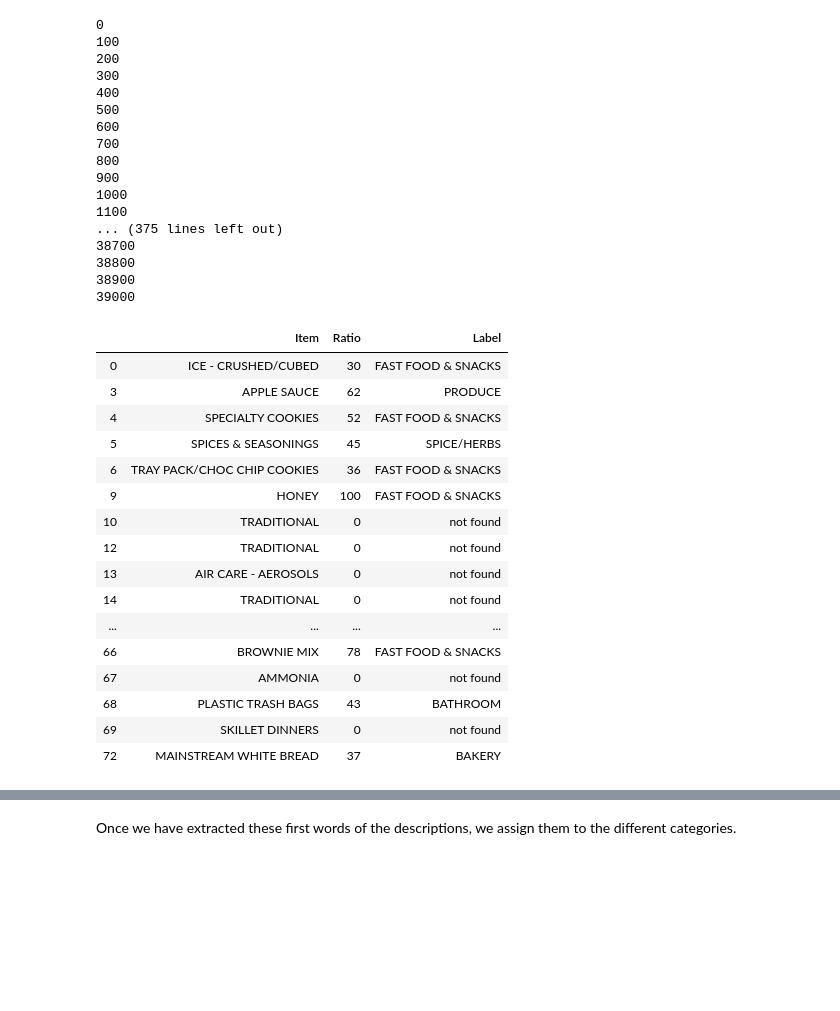
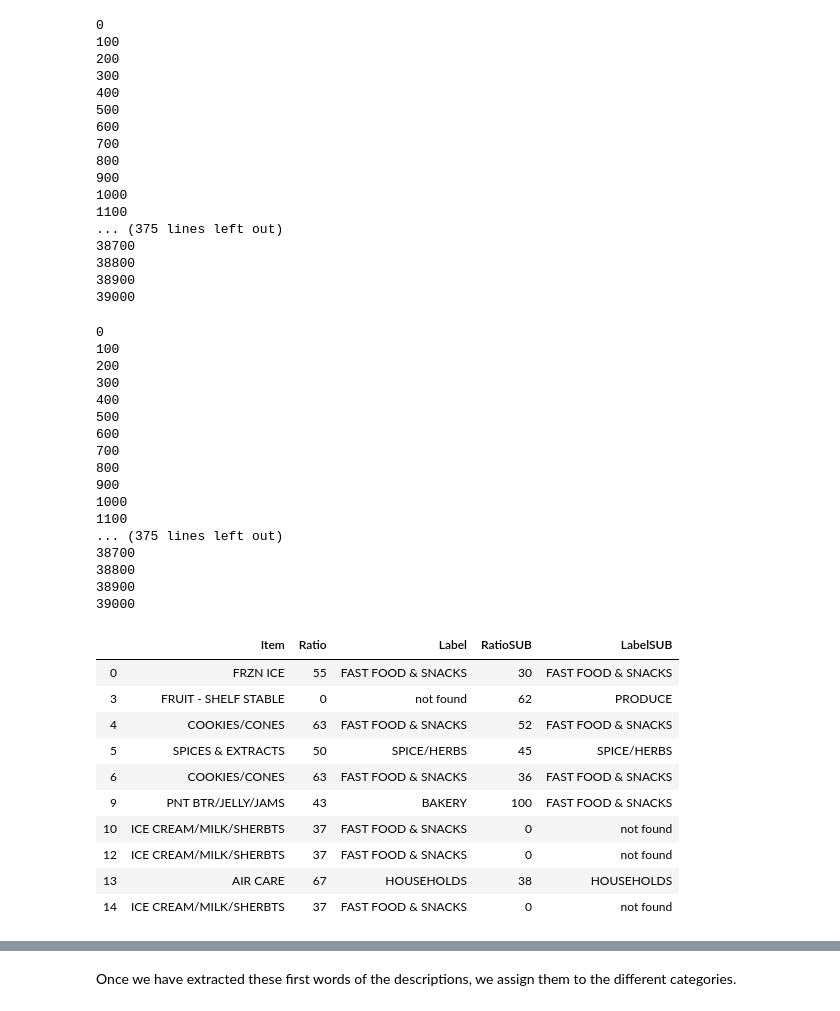
Before and after one commit to marvande/epfl-ada-2019-data-analysis, a Jupyter notebook: code/Products.ipynb, the cells around one changed output, grey strips where cells are left out. Cells and saved outputs as stored; diff of their text form; code cells hidden in the pictures; blank space fills up the shorter version.

```diff
--- a/code/Products.ipynb
+++ b/code/Products.ipynb
@@ -184,25 +187,41 @@ Labelled = LabelizeProduct(Grocery, Grocery.SUB_COMMODITY_DESC, 0)
 38800
 38900
 39000
+# %%
+Labelled = LabelizeProduct(Grocery, Grocery.COMMODITY_DESC, 0)
+# %% [output]
+0
+100
+200
+300
+400
+500
+600
+700
+800
+900
+1000
+1100
+... (375 lines left out)
+38700
+38800
+38900
+39000
 # %%
-Labelled[Labelled.Label == 'not found']
-
-Labelled.head(60)
+#Labelled[Labelled.Label == 'not found']
+Labelled['RatioSUB']= LabelledSUB.Ratio
+Labelled['LabelSUB']= LabelledSUB.Label
-# %% [output]
-|  | Item | Ratio | Label |
-| 0 | ICE - CRUSHED/CUBED | 30 | FAST FOOD & SNACKS |
-| 3 | APPLE SAUCE | 62 | PRODUCE |
-| 4 | SPECIALTY COOKIES | 52 | FAST FOOD & SNACKS |
-| 5 | SPICES & SEASONINGS | 45 | SPICE/HERBS |
-| 6 | TRAY PACK/CHOC CHIP COOKIES | 36 | FAST FOOD & SNACKS |
-| 9 | HONEY | 100 | FAST FOOD & SNACKS |
-| 10 | TRADITIONAL | 0 | not found |
-| 12 | TRADITIONAL | 0 | not found |
-| 13 | AIR CARE - AEROSOLS | 0 | not found |
-| 14 | TRADITIONAL | 0 | not found |
-| ... | ... | ... | ... |
-| 66 | BROWNIE MIX | 78 | FAST FOOD & SNACKS |
-| 67 | AMMONIA | 0 | not found |
-| 68 | PLASTIC TRASH BAGS | 43 | BATHROOM |
-| 69 | SKILLET DINNERS | 0 | not found |
-| 72 | MAINSTREAM WHITE BREAD | 37 | BAKERY |
+# %%
+ Labelled.head(10)
+# %% [output]
+|  | Item | Ratio | Label | RatioSUB | LabelSUB |
+| 0 | FRZN ICE | 55 | FAST FOOD & SNACKS | 30 | FAST FOOD & SNACKS |
+| 3 | FRUIT - SHELF STABLE | 0 | not found | 62 | PRODUCE |
+| 4 | COOKIES/CONES | 63 | FAST FOOD & SNACKS | 52 | FAST FOOD & SNACKS |
+| 5 | SPICES & EXTRACTS | 50 | SPICE/HERBS | 45 | SPICE/HERBS |
+| 6 | COOKIES/CONES | 63 | FAST FOOD & SNACKS | 36 | FAST FOOD & SNACKS |
+| 9 | PNT BTR/JELLY/JAMS | 43 | BAKERY | 100 | FAST FOOD & SNACKS |
+| 10 | ICE CREAM/MILK/SHERBTS | 37 | FAST FOOD & SNACKS | 0 | not found |
+| 12 | ICE CREAM/MILK/SHERBTS | 37 | FAST FOOD & SNACKS | 0 | not found |
+| 13 | AIR CARE | 67 | HOUSEHOLDS | 38 | HOUSEHOLDS |
+| 14 | ICE CREAM/MILK/SHERBTS | 37 | FAST FOOD & SNACKS | 0 | not found |
```
Also changed, not shown: parts of 6 cells of this notebook.
